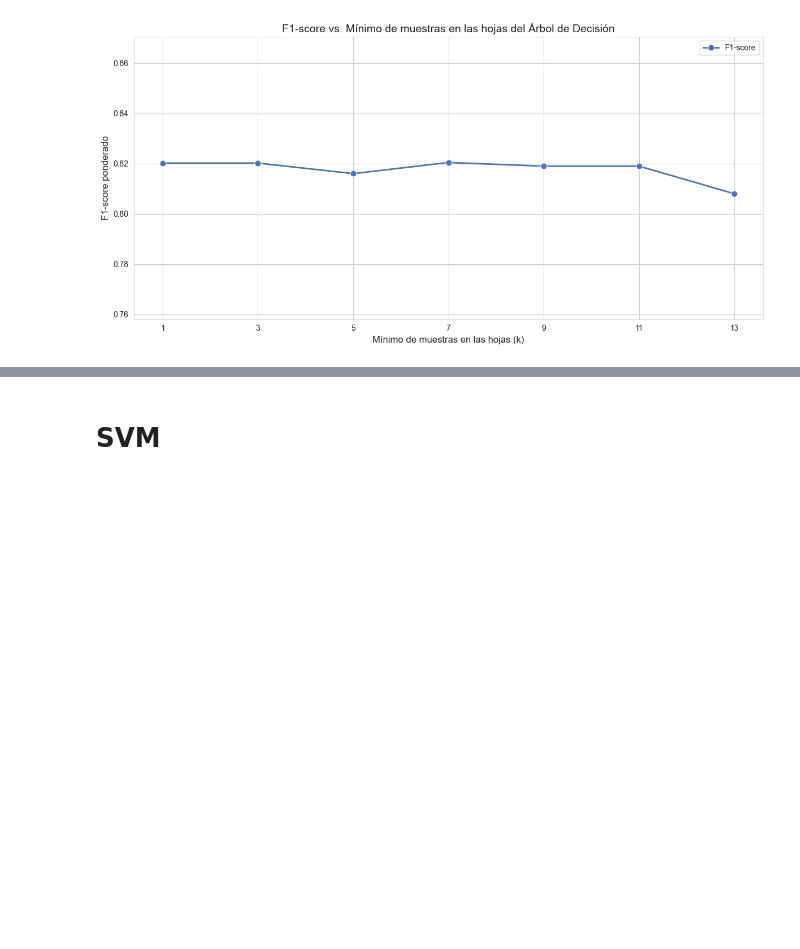
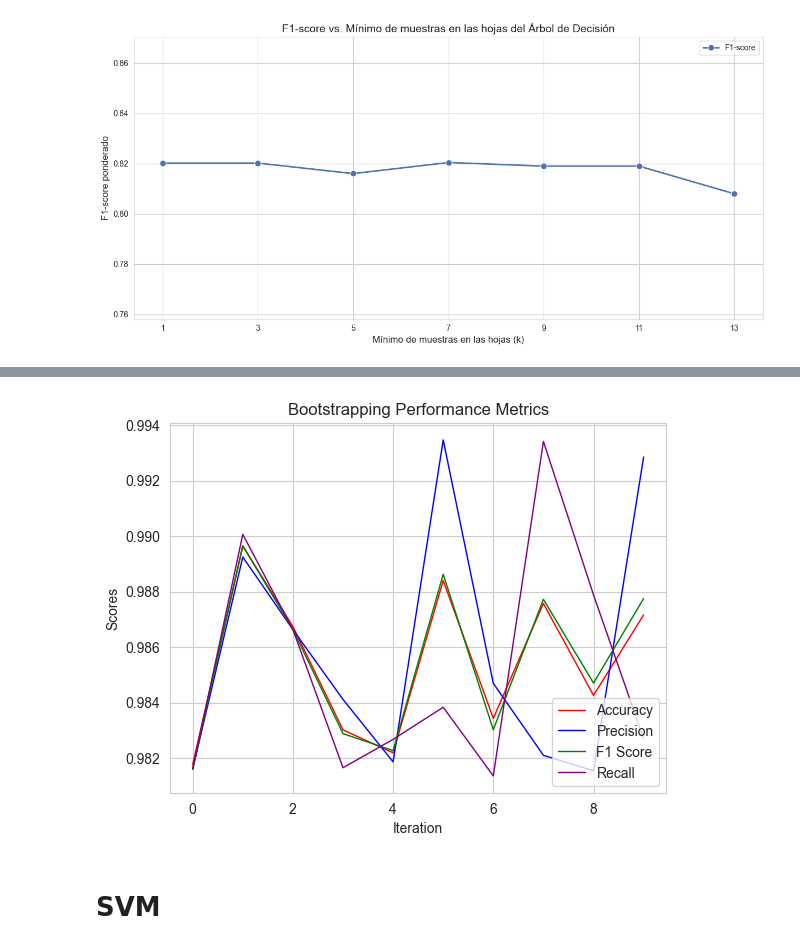
Before and after one commit to DanielCasquino/ML_Proyecto2_Grupo8, a Jupyter notebook: project2.ipynb, the cells around one changed output, grey strips where cells are left out. Saved outputs shown, nothing was run; the diff lists cells and outputs as text; code cells hidden in the pictures; blank space fills up the shorter version.

```diff
--- a/project2.ipynb
+++ b/project2.ipynb
@@ -73,3 +75,23 @@ Done!
+# %%
+def get_bootstrapped_dataset(x, y):
+    rows = x.shape[0]  # n of samples
+    indexes = np.random.choice(rows, size=rows, replace=True)
+    x_boot = x[indexes]
+    y_boot = y[indexes]
+    return x_boot, y_boot
+
+
+def display_results(results):
+    iterations = range(results.shape[0])
+    plt.plot(iterations, results[:, 0], label='Accuracy', color='red', linewidth=1)
+    plt.plot(iterations, results[:, 1], label='Precision', color='blue', linewidth=1)
+    plt.plot(iterations, results[:, 2], label='F1 Score', color='green', linewidth=1)
+    plt.plot(iterations, results[:, 3], label='Recall', color='purple', linewidth=1)
+    plt.title('Bootstrapping Performance Metrics')
+    plt.xlabel('Iteration')
+    plt.ylabel('Scores')
+    plt.legend(loc="lower right")
+    plt.show()
 # %% [markdown]
 # DTree
 # %%
@@ -164,3 +216,23 @@ plt.show()
+# %%
+import numpy as np
+import matplotlib.pyplot as plt
+from sklearn.metrics import accuracy_score, f1_score, precision_score, recall_score
+
+iterations = 10
+
+results = np.zeros((iterations, 4))
+for i in range(iterations):
+    x_boot, y_boot = get_bootstrapped_dataset(X_data, Y_data)
+    model = DT(x_boot, y_boot, min_samples_node=11)
+    y_pred = model.predict(x_boot)
+    acc = accuracy_score(y_boot, y_pred)
+    prec = precision_score(y_boot, y_pred)
+    f1 = f1_score(y_boot, y_pred)
+    rec = recall_score(y_boot, y_pred)
+    results[i] = [acc, prec, f1, rec]
+display_results(results)
+# %% [output]
+[figure, added]
 # %% [markdown]
 # SVM
 # %%
```
Also changed, not shown: parts of 13 cells of this notebook.
